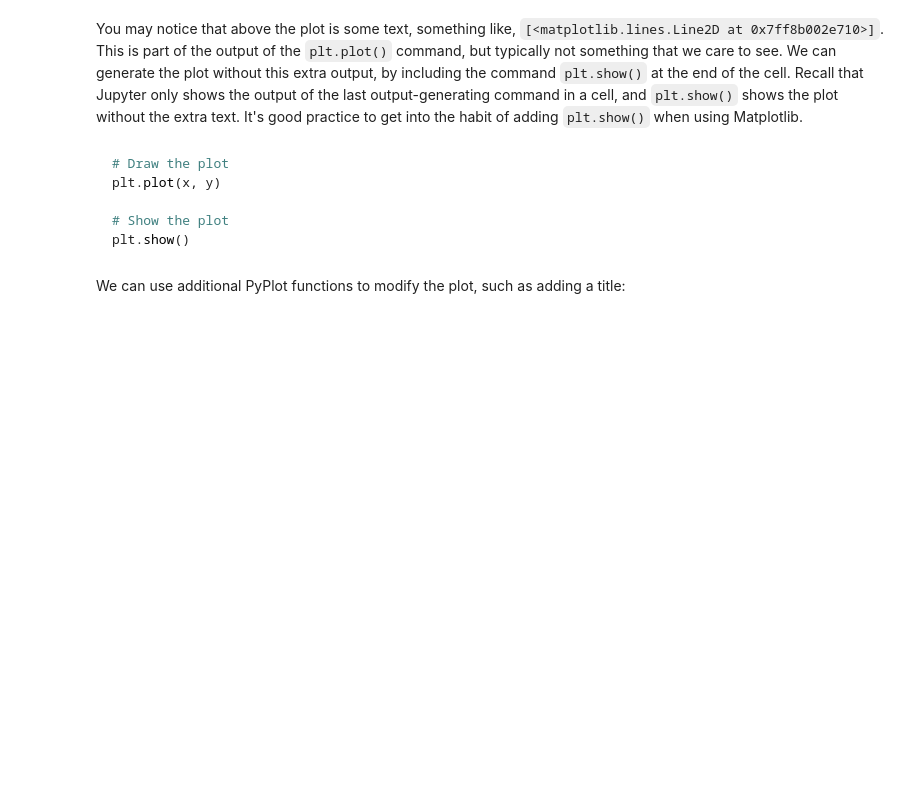
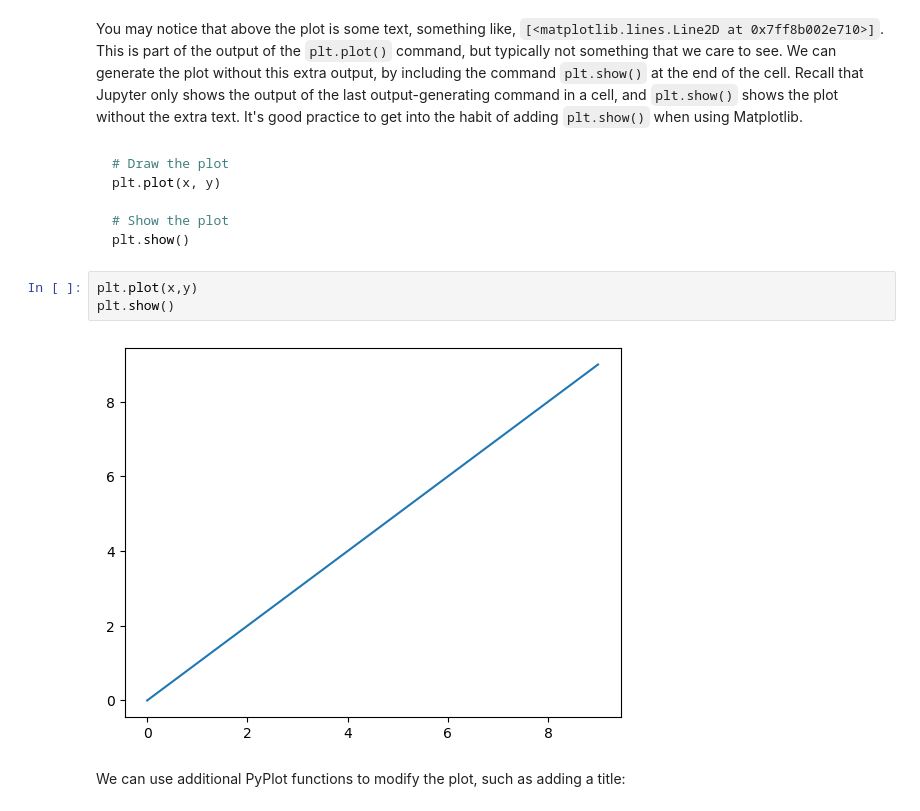
Before and after one commit to stochastic-bean/NDS_Ch4_visualizing_data, a Jupyter notebook: 2 - proc_vs_oo.ipynb, the cells around one changed output. Drawn from its saved outputs; the diff is of its cells as text; blank space fills up the shorter version.

```diff
--- a/2 - proc_vs_oo.ipynb
+++ b/2 - proc_vs_oo.ipynb
@@ -48,6 +60,11 @@ plt.plot(x, y)
 # Show the plot
 plt.show()
 ~~~
+# %%
+plt.plot(x,y)
+plt.show()
+# %% [output]
+[figure, added]
 # %% [markdown]
 We can use additional PyPlot functions to modify the plot, such as adding a title:
 # %% [markdown]
```
Also changed, not shown: parts of 7 cells of this notebook.
